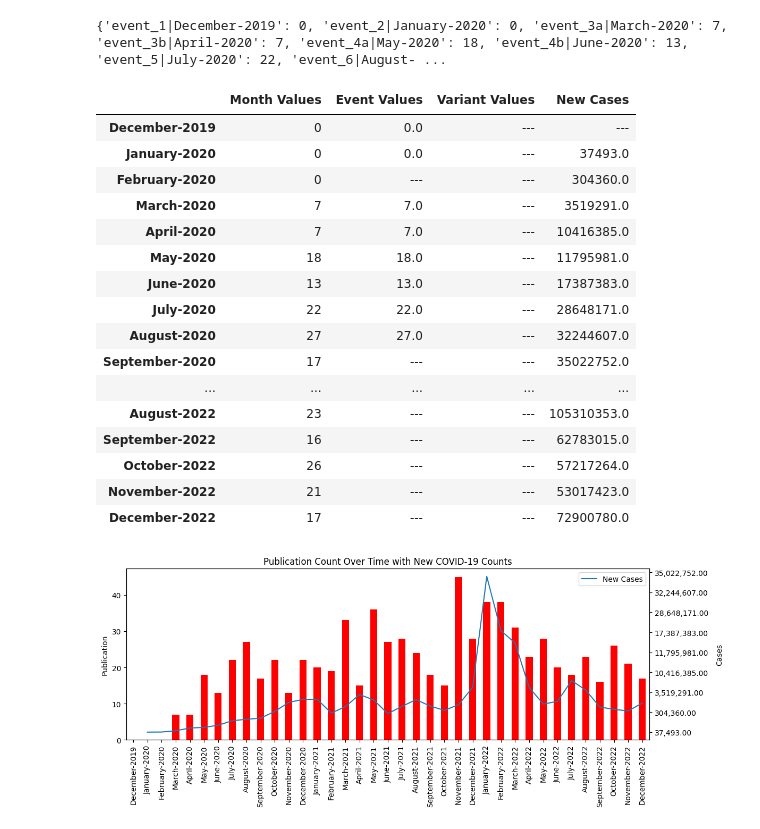
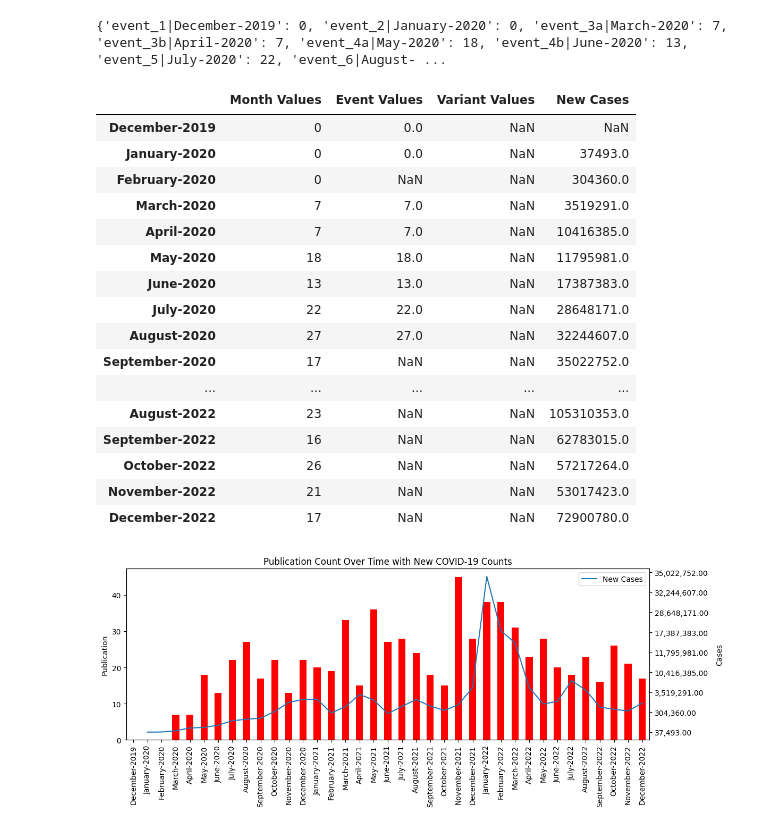
Before and after one commit to abdiwakene/misinformationdates, a Jupyter notebook: dateAnalysis.ipynb, the cells around one changed output. Saved outputs shown, nothing was run; the diff lists cells and outputs as text; code cells hidden in the pictures.

```diff
--- a/dateAnalysis.ipynb
+++ b/dateAnalysis.ipynb
@@ -16,7 +16,7 @@ monthList = [datetime.datetime.strptime('%2.2d-%2.2d' % (year, month), '%Y-%m').
 monthValues = {}.fromkeys(monthList, defaultValue)
 
 # data of important COVID-related events
-events = ["event_1|December-2019", "event_2|January-2020", "event_3a|March-2020", "event_3b|April-2020", "event_4a|May-2020", "event_4b|June-2020", "event_5|July-2020", "event_6|August-2020", "event_7|December-2020", "event_7|December-2020", "event_7|December-2020", "event_7|December-2020"]
+events = ["event_1|December-2019", "event_2|January-2020", "event_3a|March-2020", "event_3b|April-2020", "event_4a|May-2020", "event_4b|June-2020", "event_5|July-2020", "event_6|August-2020", "event_7|December-2020"]
 eventValues = {}.fromkeys(events, defaultValue)
 
 # dateMarker1 = datetime.datetime.strptime("12-2019", "%m-%Y")
@@ -84,37 +84,37 @@ print(eventValues, monthValues, variantValues)
 # %%
 from datetime import datetime
 newCases = pd.read_csv("covid-data.csv")
 newCases = dict(zip(newCases['Dates'], newCases['New Cases']))
 
 edittedEventValues = {}
 for key in eventValues:
     edittedEventValues[key.split('|')[1]] = eventValues[key]
 
 edittedVariantValues = {}
 for key in variantValues:
     new_key = datetime.strptime(key.split('|')[1], "%B-%d-%Y").strftime("%B-%Y")
     edittedVariantValues[new_key] = variantValues[key]
 
 df = pd.DataFrame({'Month Values':pd.Series(monthValues), 'Event Values':pd.Series(edittedEventValues), 'Variant Values':pd.Series(edittedVariantValues), 'New Cases':pd.Series(newCases) }, index=monthValues.keys())
 
-df = df.fillna('---')
+# df = df.fillna('---')
 df
 # %% [output]
 |  | Month Values | Event Values | Variant Values | New Cases |
-| December-2019 | 0 | 0.0 | --- | --- |
-| January-2020 | 0 | 0.0 | --- | 37493.0 |
-| February-2020 | 0 | --- | --- | 304360.0 |
-| March-2020 | 7 | 7.0 | --- | 3519291.0 |
-| April-2020 | 7 | 7.0 | --- | 10416385.0 |
-| May-2020 | 18 | 18.0 | --- | 11795981.0 |
-| June-2020 | 13 | 13.0 | --- | 17387383.0 |
-| July-2020 | 22 | 22.0 | --- | 28648171.0 |
-| August-2020 | 27 | 27.0 | --- | 32244607.0 |
-| September-2020 | 17 | --- | --- | 35022752.0 |
+| December-2019 | 0 | 0.0 | NaN | NaN |
+| January-2020 | 0 | 0.0 | NaN | 37493.0 |
+| February-2020 | 0 | NaN | NaN | 304360.0 |
+| March-2020 | 7 | 7.0 | NaN | 3519291.0 |
+| April-2020 | 7 | 7.0 | NaN | 10416385.0 |
+| May-2020 | 18 | 18.0 | NaN | 11795981.0 |
+| June-2020 | 13 | 13.0 | NaN | 17387383.0 |
+| July-2020 | 22 | 22.0 | NaN | 28648171.0 |
+| August-2020 | 27 | 27.0 | NaN | 32244607.0 |
+| September-2020 | 17 | NaN | NaN | 35022752.0 |
 | ... | ... | ... | ... | ... |
-| August-2022 | 23 | --- | --- | 105310353.0 |
-| September-2022 | 16 | --- | --- | 62783015.0 |
-| October-2022 | 26 | --- | --- | 57217264.0 |
-| November-2022 | 21 | --- | --- | 53017423.0 |
-| December-2022 | 17 | --- | --- | 72900780.0 |
+| August-2022 | 23 | NaN | NaN | 105310353.0 |
+| September-2022 | 16 | NaN | NaN | 62783015.0 |
+| October-2022 | 26 | NaN | NaN | 57217264.0 |
+| November-2022 | 21 | NaN | NaN | 53017423.0 |
+| December-2022 | 17 | NaN | NaN | 72900780.0 |
 # %%
```
Also changed, not shown: parts of 3 cells of this notebook.
